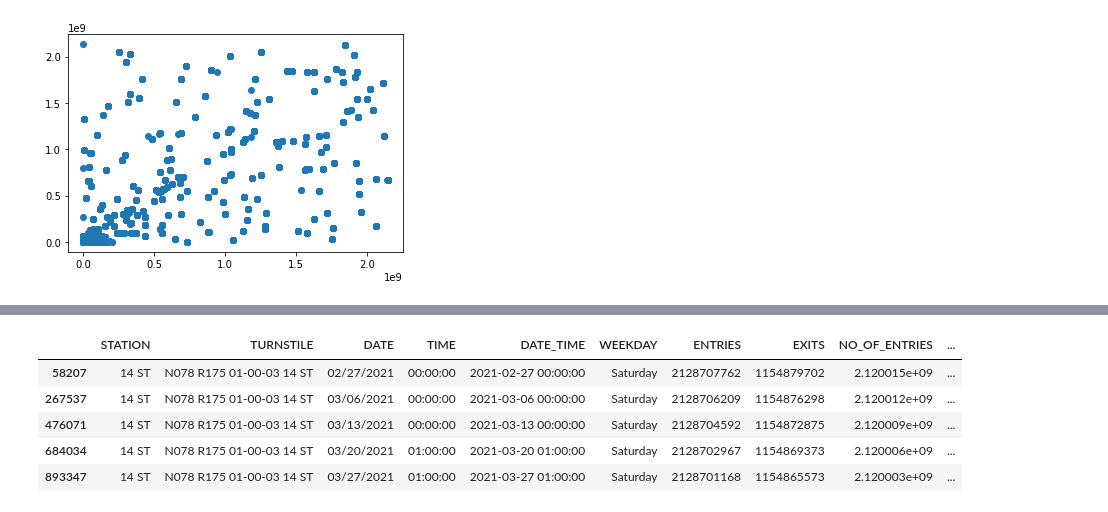
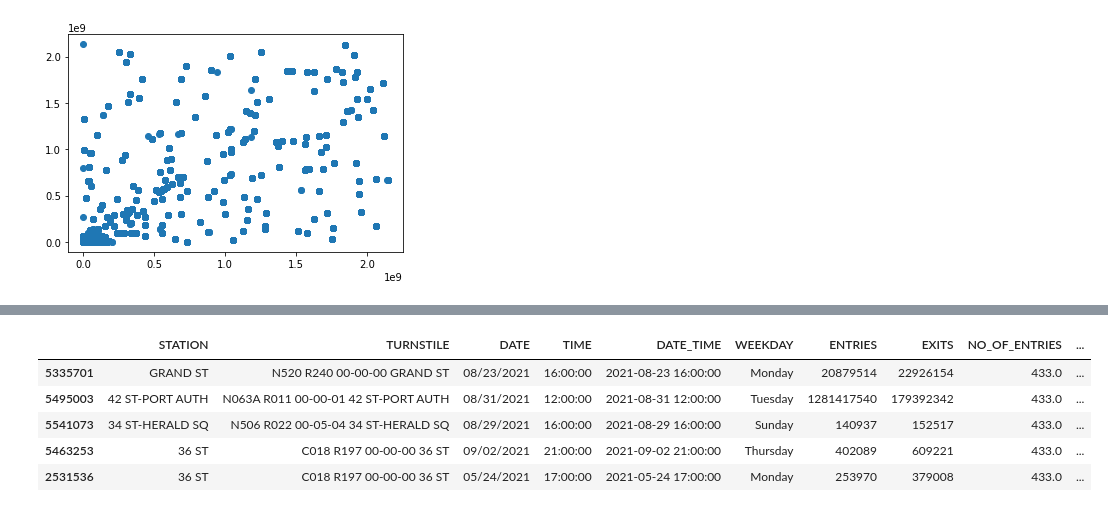
Before and after one commit to osmanGuler19/MTA_TURNSTILE, a Jupyter notebook: DS-1.ipynb, the cells around one changed output, grey strips where cells are left out. Saved outputs shown, nothing was run; the diff lists cells and outputs as text; code cells hidden in the pictures.

```diff
--- a/DS-1.ipynb
+++ b/DS-1.ipynb
@@ -137,5 +137,3 @@ mta.sample(5)
-# %%
-mta = mta
 # %%
 mta.head()
 # %% [output]
@@ -222,3 +186,6 @@ exits_hi  = mta["NO_OF_EXITS"].quantile(0.90)
 # %%
-mta_filtered = mta[(mta["NO_OF_ENTRIES"] < entries_hi) & (mta["NO_OF_EXITS"] < exits_hi)  ]
+mta['NO_OF_ENTRIES'][mta['NO_OF_ENTRIES'] > (mta['NO_OF_ENTRIES'].quantile(0.98))] = mta['NO_OF_ENTRIES'].median()
+mta['NO_OF_EXITS'][mta['NO_OF_EXITS'] > (mta['NO_OF_EXITS'].quantile(0.98))] = mta['NO_OF_EXITS'].median()
+# %%
+mta['TRAFFIC'] = mta['NO_OF_ENTRIES'] + mta['NO_OF_EXITS']
 # %%
@@ -246,5 +220,0 @@ mta.NO_OF_EXITS.mean()
-# %%
-from scipy.stats import zscore
-mta['ENTRIES_Z_SCORES'] = zscore(mta['NO_OF_ENTRIES'])
-mta['EXITS_Z_SCORES'] = zscore(mta['NO_OF_EXITS'])
-mta.head()
@@ -273,10 +221,10 @@ mta_filtered2 = mta[(mta.groupby('TURNSTILE')['NO_OF_ENTRIES'].apply(lambda x: (
 # %%
-mta_filtered2.sort_values(by=['NO_OF_ENTRIES','NO_OF_EXITS'], ascending=False).head()
+mta.sort_values(by=['NO_OF_ENTRIES','NO_OF_EXITS'], ascending=False).head()
 # %% [output]
 |  | STATION | TURNSTILE | DATE | TIME | DATE_TIME | WEEKDAY | ENTRIES | EXITS | NO_OF_ENTRIES | ... |
-| 58207 | 14 ST | N078 R175 01-00-03 14 ST | 02/27/2021 | 00:00:00 | 2021-02-27 00:00:00 | Saturday | 2128707762 | 1154879702 | 2.120015e+09 | ... |
-| 267537 | 14 ST | N078 R175 01-00-03 14 ST | 03/06/2021 | 00:00:00 | 2021-03-06 00:00:00 | Saturday | 2128706209 | 1154876298 | 2.120012e+09 | ... |
-| 476071 | 14 ST | N078 R175 01-00-03 14 ST | 03/13/2021 | 00:00:00 | 2021-03-13 00:00:00 | Saturday | 2128704592 | 1154872875 | 2.120009e+09 | ... |
-| 684034 | 14 ST | N078 R175 01-00-03 14 ST | 03/20/2021 | 01:00:00 | 2021-03-20 01:00:00 | Saturday | 2128702967 | 1154869373 | 2.120006e+09 | ... |
-| 893347 | 14 ST | N078 R175 01-00-03 14 ST | 03/27/2021 | 01:00:00 | 2021-03-27 01:00:00 | Saturday | 2128701168 | 1154865573 | 2.120003e+09 | ... |
+| 5335701 | GRAND ST | N520 R240 00-00-00 GRAND ST | 08/23/2021 | 16:00:00 | 2021-08-23 16:00:00 | Monday | 20879514 | 22926154 | 433.0 | ... |
+| 5495003 | 42 ST-PORT AUTH | N063A R011 00-00-01 42 ST-PORT AUTH | 08/31/2021 | 12:00:00 | 2021-08-31 12:00:00 | Tuesday | 1281417540 | 179392342 | 433.0 | ... |
+| 5541073 | 34 ST-HERALD SQ | N506 R022 00-05-04 34 ST-HERALD SQ | 08/29/2021 | 16:00:00 | 2021-08-29 16:00:00 | Sunday | 140937 | 152517 | 433.0 | ... |
+| 5463253 | 36 ST | C018 R197 00-00-00 36 ST | 09/02/2021 | 21:00:00 | 2021-09-02 21:00:00 | Thursday | 402089 | 609221 | 433.0 | ... |
+| 2531536 | 36 ST | C018 R197 00-00-00 36 ST | 05/24/2021 | 17:00:00 | 2021-05-24 17:00:00 | Monday | 253970 | 379008 | 433.0 | ... |
 # %%
```
Also changed, not shown: parts of 27 cells of this notebook.
